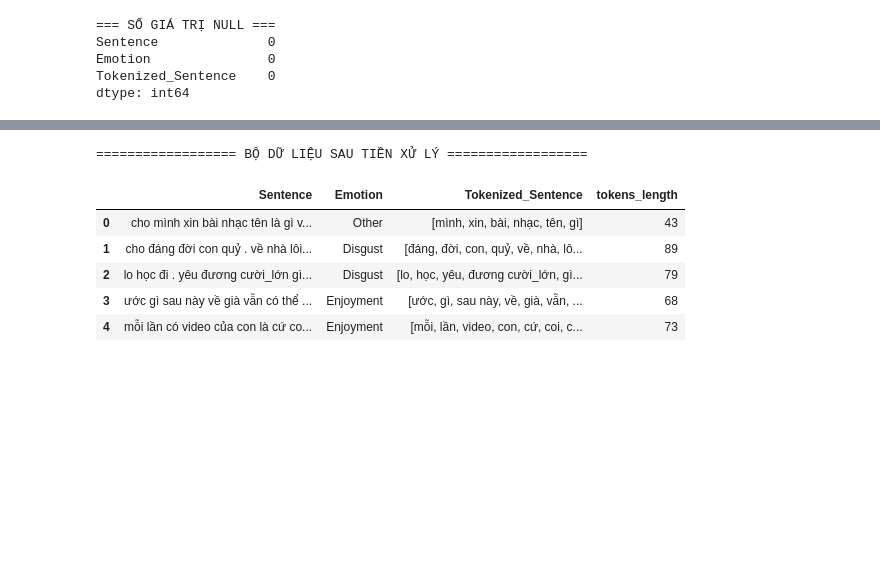
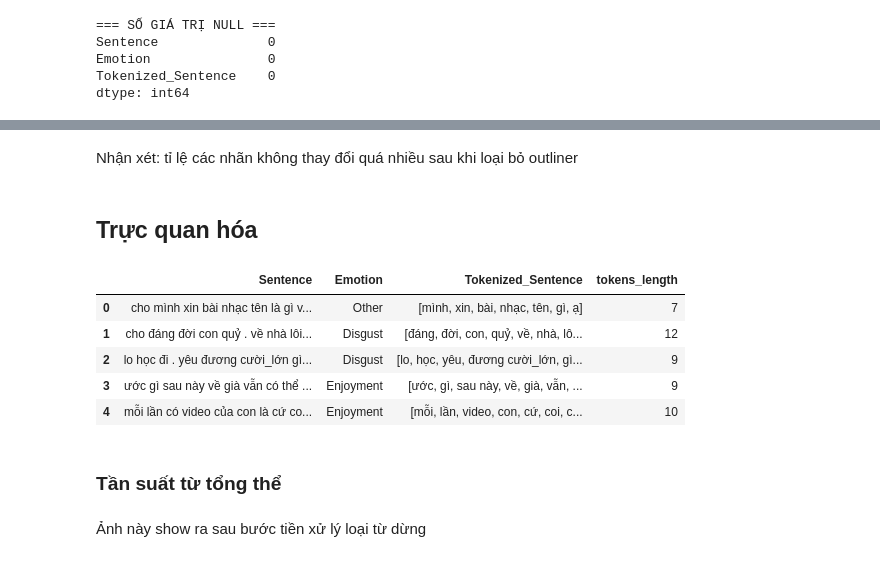
Before and after one commit to maiduyen05/emotion-recognize, a Jupyter notebook: src/eda.ipynb, the cells around one changed output, grey strips where cells are left out. Saved outputs shown, nothing was run; the diff lists cells and outputs as text; code cells hidden in the pictures; blank space fills up the shorter version.

```diff
--- a/src/eda.ipynb
+++ b/src/eda.ipynb
@@ -35,0 +34,5 @@ preprocessed_uit = pd.read_csv("../data/preprocessed_data/preprocessed_uit.csv",
+# %%
+import ast
+
+# Sử dụng hàm literal_eval để chuyển chuỗi thành danh sách
+preprocessed_uit['Tokenized_Sentence'] = preprocessed_uit['Tokenized_Sentence'].apply(ast.literal_eval)
@@ -82,9 +102,9 @@ data.describe()
 # %%
-data['tokens_length'] = data['Tokenized_Sentence'].apply(lambda x: len(x))
+preprocessed_uit['tokens_length'] = preprocessed_uit['Tokenized_Sentence'].apply(lambda x: len(x))
 
-sns.histplot(data['tokens_length'], bins=50, edgecolor = 'lightblue', kde=True)    # bins: kc cách đều
+sns.histplot(preprocessed_uit['tokens_length'], bins=50, edgecolor = 'lightblue', kde=True)    # bins: kc cách đều
 sns.despine(top=True, right=True)
-plt.title("Phân bố số lượng token ở các dòng", fontweight = 'bold')
+plt.title("Phân bố số lượng token trong một câu", fontweight = 'bold')
 plt.xlabel("Số từ")
 plt.ylabel("Tần suất")
 plt.grid(alpha = 0.2)
@@ -257,11 +227,17 @@ Nhận xét: tỉ lệ các nhãn không thay đổi quá nhiều sau khi loại
+# %% [markdown]
+Nhận xét: tỉ lệ các nhãn không thay đổi quá nhiều sau khi loại bỏ outliner
+# %% [markdown]
+## Trực quan hóa
 # %%
-print("================== BỘ DỮ LIỆU SAU TIỀN XỬ LÝ ==================")
-data_filter.head(5)
+preprocessed_uit.head(5)
 # %% [output]
-================== BỘ DỮ LIỆU SAU TIỀN XỬ LÝ ==================
 |  | Sentence | Emotion | Tokenized_Sentence | tokens_length |
-| 0 | cho mình xin bài nhạc tên là gì v... | Other | [mình, xin, bài, nhạc, tên, gì] | 43 |
-| 1 | cho đáng đời con quỷ . về nhà lôi... | Disgust | [đáng, đời, con, quỷ, về, nhà, lô... | 89 |
-| 2 | lo học đi . yêu đương cười_lớn gì... | Disgust | [lo, học, yêu, đương cười_lớn, gì... | 79 |
-| 3 | ước gì sau này về già vẫn có thể ... | Enjoyment | [ước, gì, sau này, về, già, vẫn, ... | 68 |
-| 4 | mỗi lần có video của con là cứ co... | Enjoyment | [mỗi, lần, video, con, cứ, coi, c... | 73 |
+| 0 | cho mình xin bài nhạc tên là gì v... | Other | [mình, xin, bài, nhạc, tên, gì, ạ] | 7 |
+| 1 | cho đáng đời con quỷ . về nhà lôi... | Disgust | [đáng, đời, con, quỷ, về, nhà, lô... | 12 |
+| 2 | lo học đi . yêu đương cười_lớn gì... | Disgust | [lo, học, yêu, đương cười_lớn, gì... | 9 |
+| 3 | ước gì sau này về già vẫn có thể ... | Enjoyment | [ước, gì, sau này, về, già, vẫn, ... | 9 |
+| 4 | mỗi lần có video của con là cứ co... | Enjoyment | [mỗi, lần, video, con, cứ, coi, c... | 10 |
+# %% [markdown]
+### Tần suất từ tổng thể
+# %% [markdown]
+Ảnh này show ra sau bước tiền xử lý loại từ dừng
```
Also changed, not shown: parts of 45 cells of this notebook, 4 other files.
